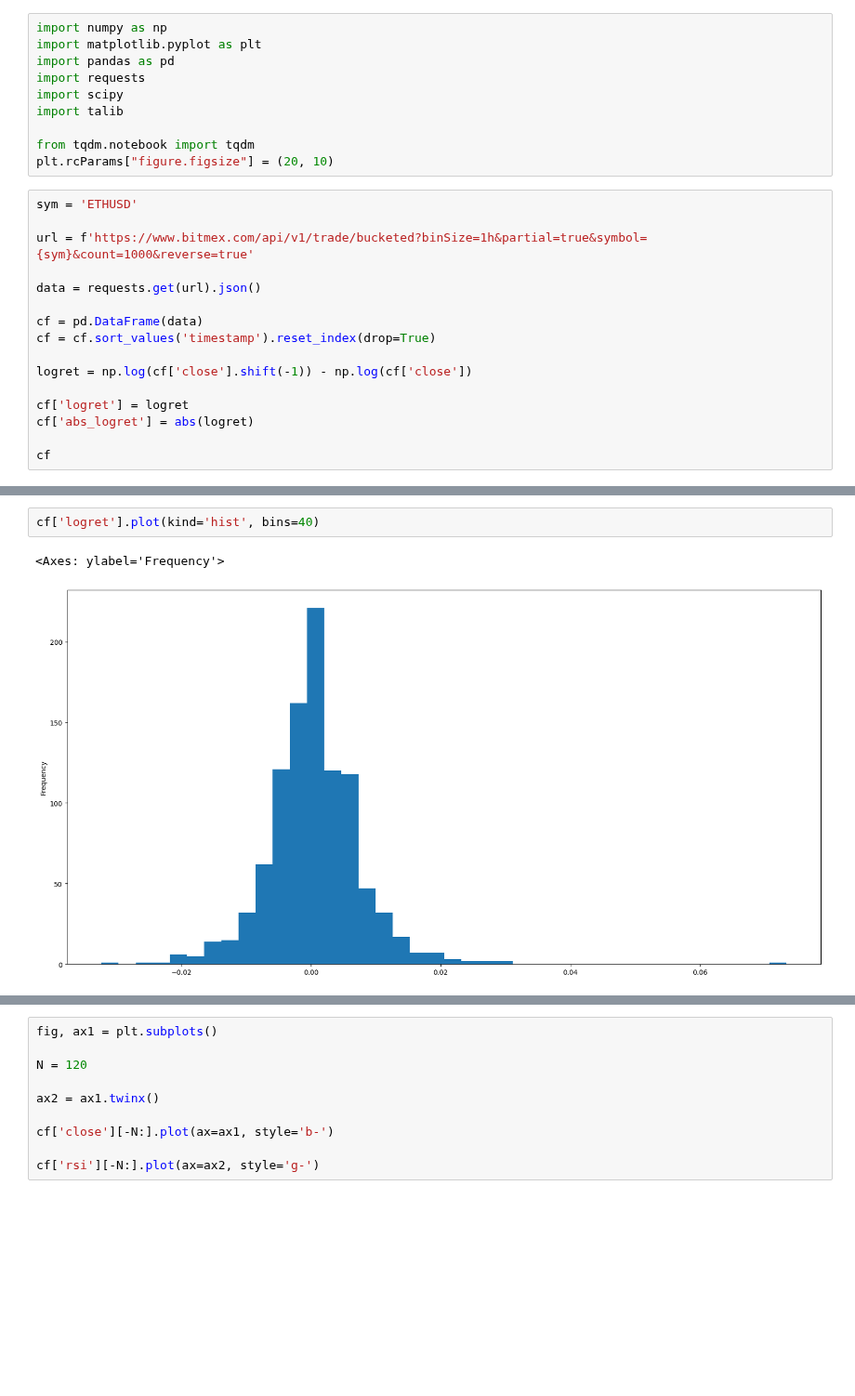
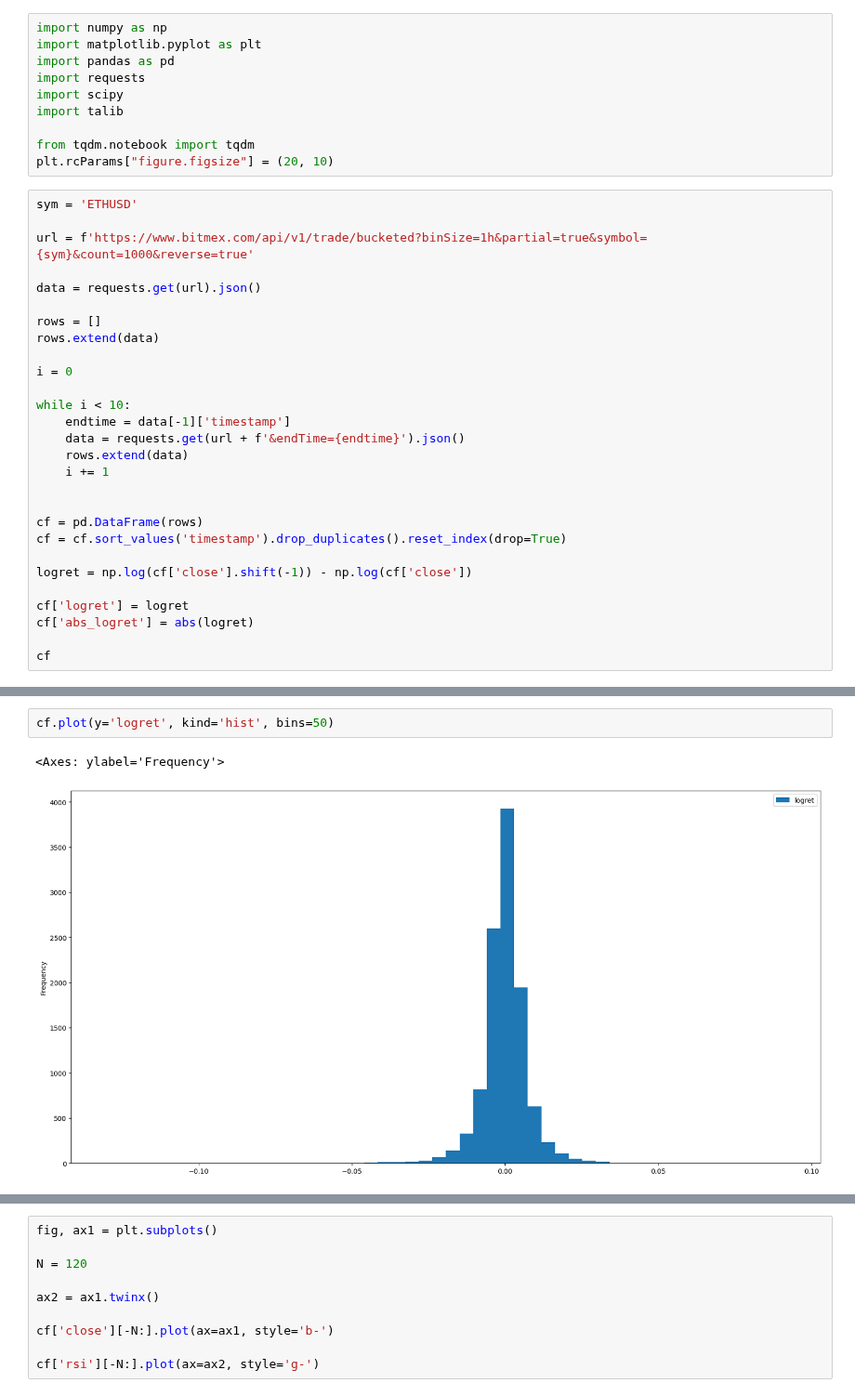
Before and after one commit to profitviews/battle, a Jupyter notebook: Playground.ipynb, the cells around one changed output, grey strips where cells are left out. Shown at 93% size. Cells and saved outputs as stored; diff of their text form; blank space fills up the shorter version.

```diff
--- a/Playground.ipynb
+++ b/Playground.ipynb
@@ -15,8 +15,20 @@ url = f'https://www.bitmex.com/api/v1/trade/bucketed?binSize=1h&partial=true&sym
 
 data = requests.get(url).json()
 
-cf = pd.DataFrame(data)
-cf = cf.sort_values('timestamp').reset_index(drop=True)
+rows = []
+rows.extend(data)
+
+i = 0
+
+while i < 10:
+    endtime = data[-1]['timestamp']
+    data = requests.get(url + f'&endTime={endtime}').json()
+    rows.extend(data)
+    i += 1
+
+
+cf = pd.DataFrame(rows)
+cf = cf.sort_values('timestamp').drop_duplicates().reset_index(drop=True)
 
 logret = np.log(cf['close'].shift(-1)) - np.log(cf['close'])
 
@@ -41,8 +53,8 @@ cf
 # %%
-cf['logret'].plot(kind='hist', bins=40)
+cf.plot(y='logret', kind='hist', bins=50)
 # %% [output]
 <Axes: ylabel='Frequency'>
-[figure, old version]
+[figure, new version]
 # %%
 cf.sort_values('abs_logret', ascending=False)
 # %% [output]
```
Also changed, not shown: parts of 8 cells of this notebook.
